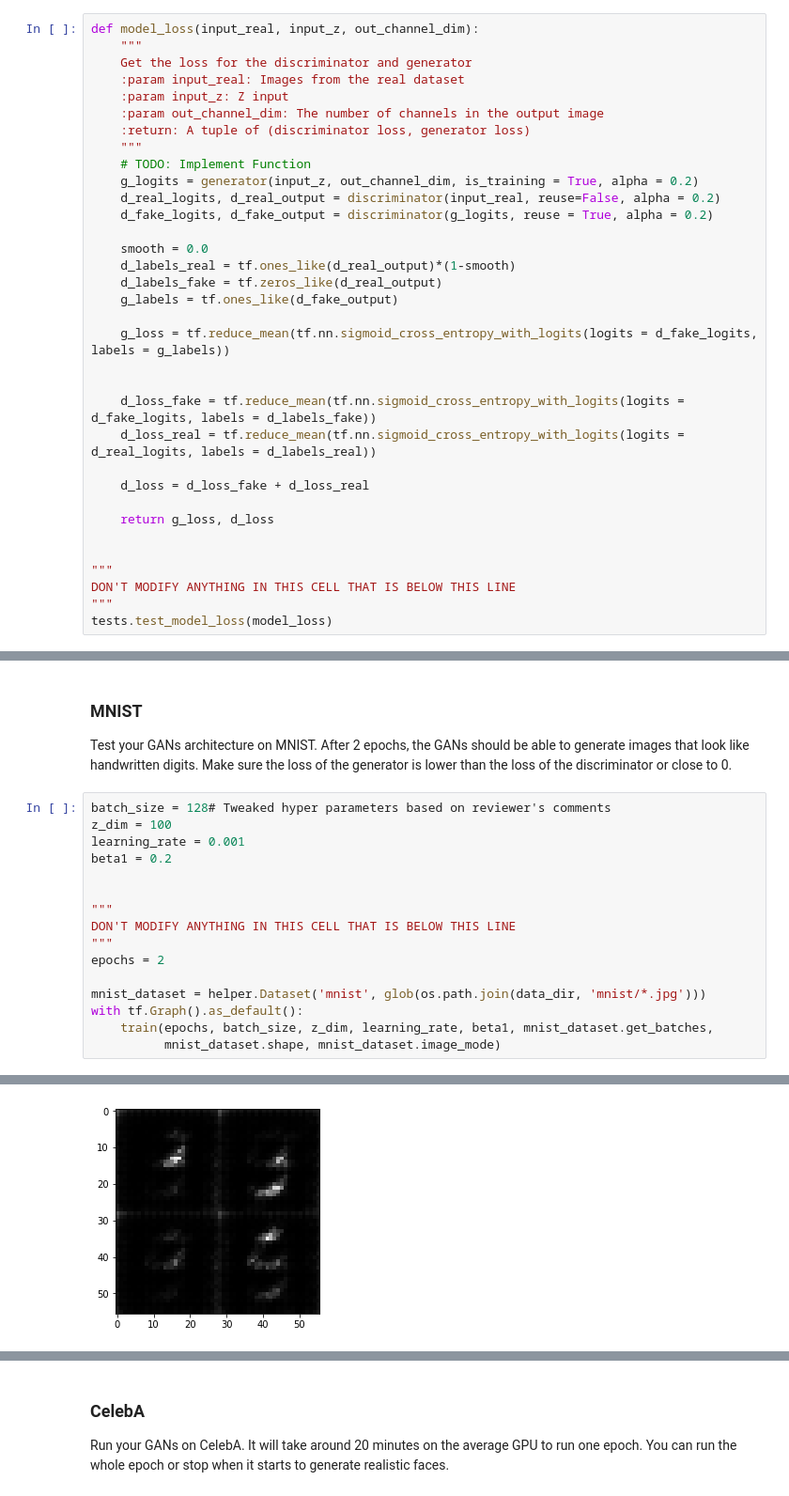
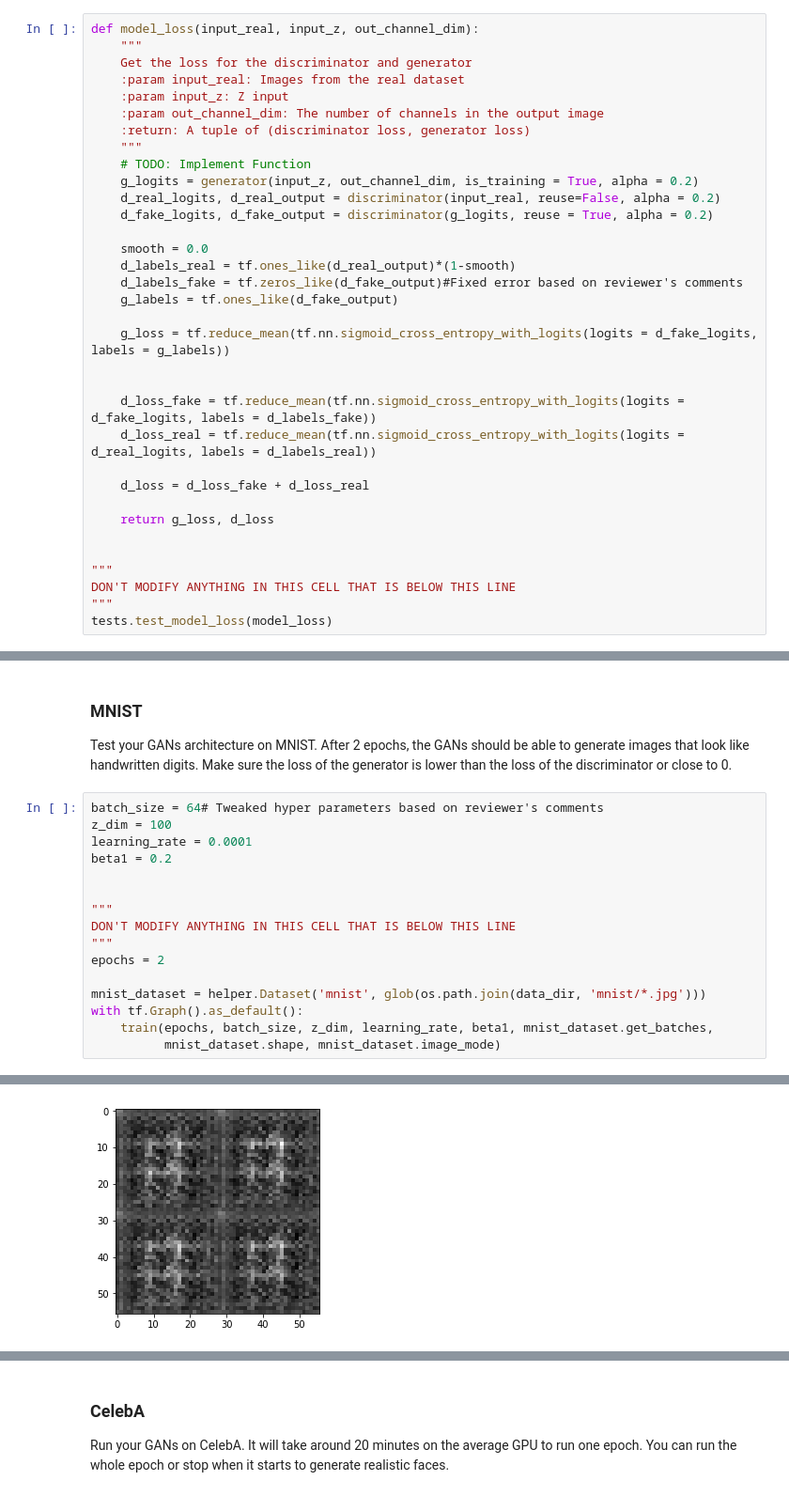
Before and after one commit to datanigu/Deep-Learning, a Jupyter notebook: face_generation/dlnd_face_generation.ipynb, the cells around one changed output, grey strips where cells are left out. Shown at 94% size. Drawn from its saved outputs; the diff is of its cells as text.

Commit message:
Tweaked hyperparameters and fixed loss label typo

```diff
--- a/face_generation/dlnd_face_generation.ipynb
+++ b/face_generation/dlnd_face_generation.ipynb
@@ -301,7 +301,7 @@ def model_loss(input_real, input_z, out_channel_dim):
 
     smooth = 0.0
     d_labels_real = tf.ones_like(d_real_output)*(1-smooth)
-    d_labels_fake = tf.zeros_like(d_real_output)
+    d_labels_fake = tf.zeros_like(d_fake_output)#Fixed error based on reviewer's comments
     g_labels = tf.ones_like(d_fake_output)
 
     g_loss = tf.reduce_mean(tf.nn.sigmoid_cross_entropy_with_logits(logits = d_fake_logits, labels = g_labels))
@@ -457,9 +457,9 @@ def train(epoch_count, batch_size, z_dim, learning_rate, beta1, get_batches, dat
 ### MNIST
 Test your GANs architecture on MNIST.  After 2 epochs, the GANs should be able to generate images that look like handwritten digits.  Make sure the loss of the generator is lower than the loss of the discriminator or close to 0.
 # %%
-batch_size = 128# Tweaked hyper parameters based on reviewer's comments
+batch_size = 64# Tweaked hyper parameters based on reviewer's comments
 z_dim = 100
-learning_rate = 0.001
+learning_rate = 0.0001
 beta1 = 0.2
 
 
@@ -477 +477 @@ with tf.Graph().as_default():
-[figure, old version]
+[figure, new version]
```
Also changed, not shown: parts of 2 cells of this notebook, 1 other file.
